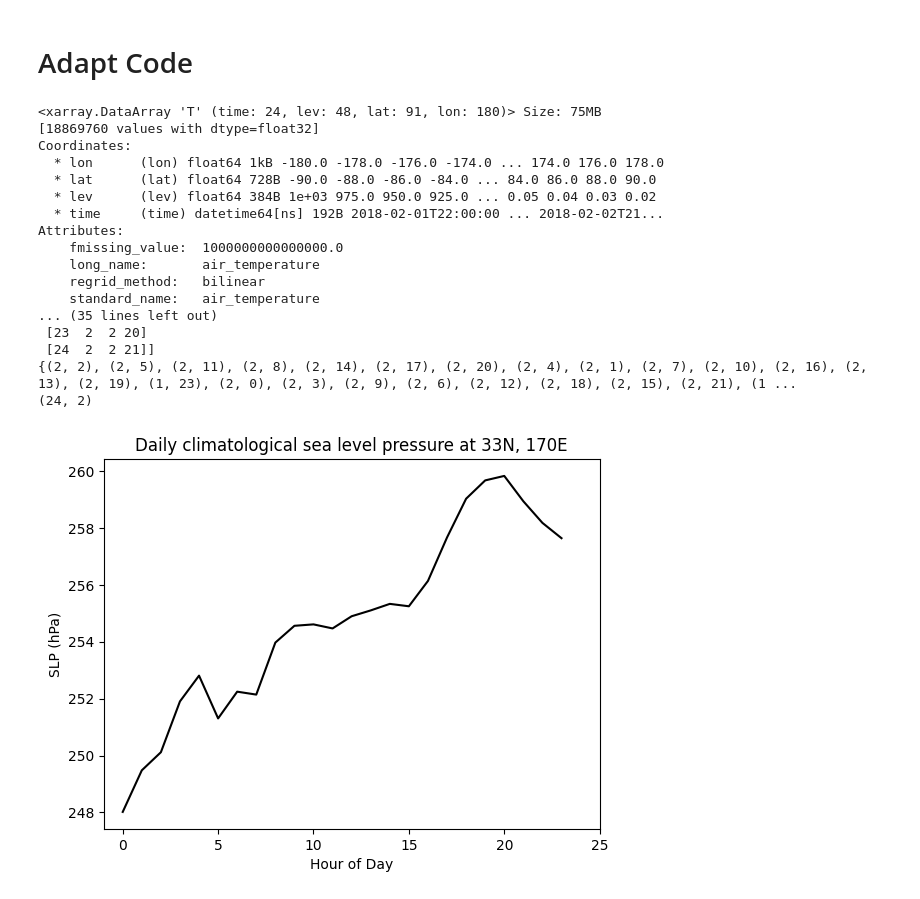
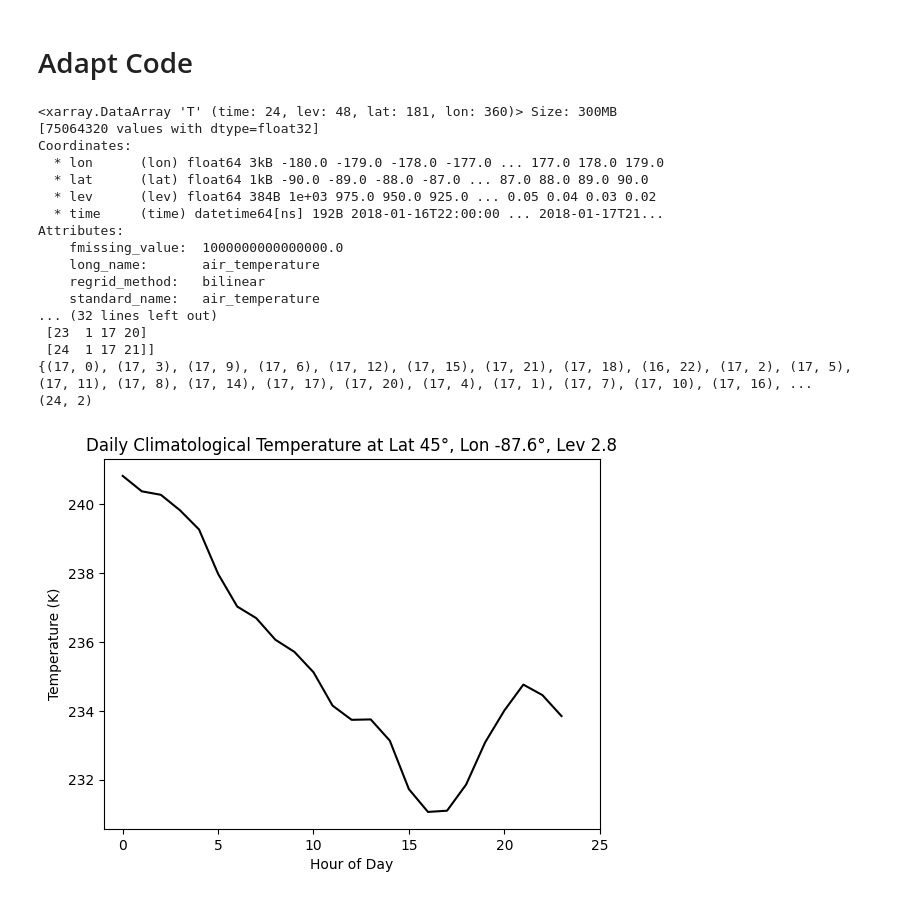
Before and after one commit to jpmailaddy/GEOS_GUI, a Jupyter notebook: seasonal_cycle_filtering_FFT.ipynb, the cells around one changed output. Cells and saved outputs as stored; diff of their text form; code cells hidden in the pictures.

```diff
--- a/seasonal_cycle_filtering_FFT.ipynb
+++ b/seasonal_cycle_filtering_FFT.ipynb
@@ -213,11 +213,6 @@ f.tight_layout()
 # %% [markdown]
 # Adapt Code
 # %%
-### ATOC7500 - seasonal_cycle_filtering_FFT
-### Originally from Libby Barnes (Colorado State University)
-### Additional commenting/code from Jennifer Kay (University of Colorado)
-### Last updated November 2, 2020
-
 %matplotlib inline
 import numpy as np
 import matplotlib.pyplot as plt
@@ -231,33 +226,24 @@ import matplotlib.pyplot as plt
 import xarray as xr
 from scipy.fft import fft
 from matplotlib.gridspec import GridSpec
-# ### Read in the data - daily mean sea level pressure from ERA-Interim at 33 N, 170 E
-# ### January 1, 1979 through December 31, 2012
-# DATA = sio.loadmat('mslp_erainterim_daily_33N_170E.mat')
-# X = DATA['Xin']
-# TIME = DATA['TIME']
 
 # Load netCDF4 data
-file_path = '/content/2018_High_Vertical.geosgcm_prog.20180201.nc4'
+file_path = '/content/Jan15th_13.geosgcm_prog.20180116.nc4'
 data = xr.open_dataset(file_path)
 
+# Extract temperature (T) and time
+temp= data['T'] # Temperature
 
-# Extract zonal wind speed (U) and time
-u = data['T']  # Zonal wind speed (U)
+# Extract specific latitude, longitude, and pressure level
+lat = 45  # The specific latitude we want to retreive data
+lon = -87.6  # The specific longtitude we want to retreive data
+lev = 2.8  # The specific lev we want to retreive data
 
-print(u)
-# Extract specific latitude, longitude, and pressure level
-lat_idx = 45  # Example: index for the specific latitude
-lon_idx = 90  # Example: index for the specific longitude
-lev_idx = 2  # Example: index for the specific pressure level
+print(temp)
 
-print(lat_idx)
-print(lon_idx)
-print(lev_idx)
-
-#use u.sel instead of u.isel
-X = u.sel(lat=lat_idx, lon=lon_idx, lev=lev_idx, method="nearest").values
-
+# Use u.sel instead of u.isel
+# Use .sel with 'nearest' method to select data at the nearest lat/lon/lev points
+X = temp.sel(lat=lat, lon=lon, lev=lev, method="nearest").values
 
 # Convert DataArray to pandas DatetimeIndex
 dates = pd.to_datetime(data['time'].values)
@@ -267,52 +253,50 @@ TIME = np.array([[i + 1, date.month, date.day, date.hour] for i, date in enumera
 
 print(np.shape(X))
 print(np.shape(TIME))
-# print(TIME[12418,:])
-
 print(X)
 print(TIME)
 
 ### Calculate the daily climatology (i.e., average each day over all years)
 foo = {tuple(row) for row in TIME[:,2:4]}
 print(foo)
 TIME_climate = np.vstack(tuple(foo))
 print(TIME_climate.shape)
 TIME_climate = TIME_climate[np.lexsort((TIME_climate[:,1],TIME_climate[:,0])),:]
 #print(TIME_climate)
 days_in_year = np.size(TIME_climate, axis=0)
 Yclim = np.empty(days_in_year)
 Yclim[:] = np.NAN
 for iday in np.arange(0,days_in_year):
     month = TIME_climate[iday,0]
     day = TIME_climate[iday,1]
     t = np.where(np.logical_and(TIME[:,2]==month,TIME[:,3]==day))
     Yclim[iday] = np.nanmean(X[t])
 
 ### Plot the mean seasonal cycle (i.e., the values of the daily climatology over an entire year)
 plt.plot(np.arange(0,np.size(Yclim)),Yclim,'-k');
-plt.ylabel('SLP (hPa)');
+plt.ylabel('Temperature (K)');
 plt.xlabel('Hour of Day');
 plt.xlim(-1,25);
-plt.title('Daily climatological sea level pressure at 33N, 170E');
+plt.title('Daily Climatological Temperature at Lat {}°, Lon {}°, Lev {}'.format(lat, lon, lev));
 # %% [output]
-<xarray.DataArray 'T' (time: 24, lev: 48, lat: 91, lon: 180)> Size: 75MB
-[18869760 values with dtype=float32]
+<xarray.DataArray 'T' (time: 24, lev: 48, lat: 181, lon: 360)> Size: 300MB
+[75064320 values with dtype=float32]
 Coordinates:
-  * lon      (lon) float64 1kB -180.0 -178.0 -176.0 -174.0 ... 174.0 176.0 178.0
-  * lat      (lat) float64 728B -90.0 -88.0 -86.0 -84.0 ... 84.0 86.0 88.0 90.0
+  * lon      (lon) float64 3kB -180.0 -179.0 -178.0 -177.0 ... 177.0 178.0 179.0
+  * lat      (lat) float64 1kB -90.0 -89.0 -88.0 -87.0 ... 87.0 88.0 89.0 90.0
   * lev      (lev) float64 384B 1e+03 975.0 950.0 925.0 ... 0.05 0.04 0.03 0.02
-  * time     (time) datetime64[ns] 192B 2018-02-01T22:00:00 ... 2018-02-02T21...
+  * time     (time) datetime64[ns] 192B 2018-01-16T22:00:00 ... 2018-01-17T21...
 Attributes:
     fmissing_value:  1000000000000000.0
     long_name:       air_temperature
     regrid_method:   bilinear
     standard_name:   air_temperature
-... (35 lines left out)
- [23  2  2 20]
- [24  2  2 21]]
-{(2, 2), (2, 5), (2, 11), (2, 8), (2, 14), (2, 17), (2, 20), (2, 4), (2, 1), (2, 7), (2, 10), (2, 16), (2, 13), (2, 19), (1, 23), (2, 0), (2, 3), (2, 9), (2, 6), (2, 12), (2, 18), (2, 15), (2, 21), (1 ...
+... (32 lines left out)
+ [23  1 17 20]
+ [24  1 17 21]]
+{(17, 0), (17, 3), (17, 9), (17, 6), (17, 12), (17, 15), (17, 21), (17, 18), (16, 22), (17, 2), (17, 5), (17, 11), (17, 8), (17, 14), (17, 17), (17, 20), (17, 4), (17, 1), (17, 7), (17, 10), (17, 16), ...
 (24, 2)
-[figure, old version]
+[figure, new version]
 # %%
 ### Calculate the seasonal cycle anomaly (i.e., remove the annual mean) for the FFT
 ### and PLOT IT.
```
Also changed, not shown: parts of 6 cells of this notebook.
